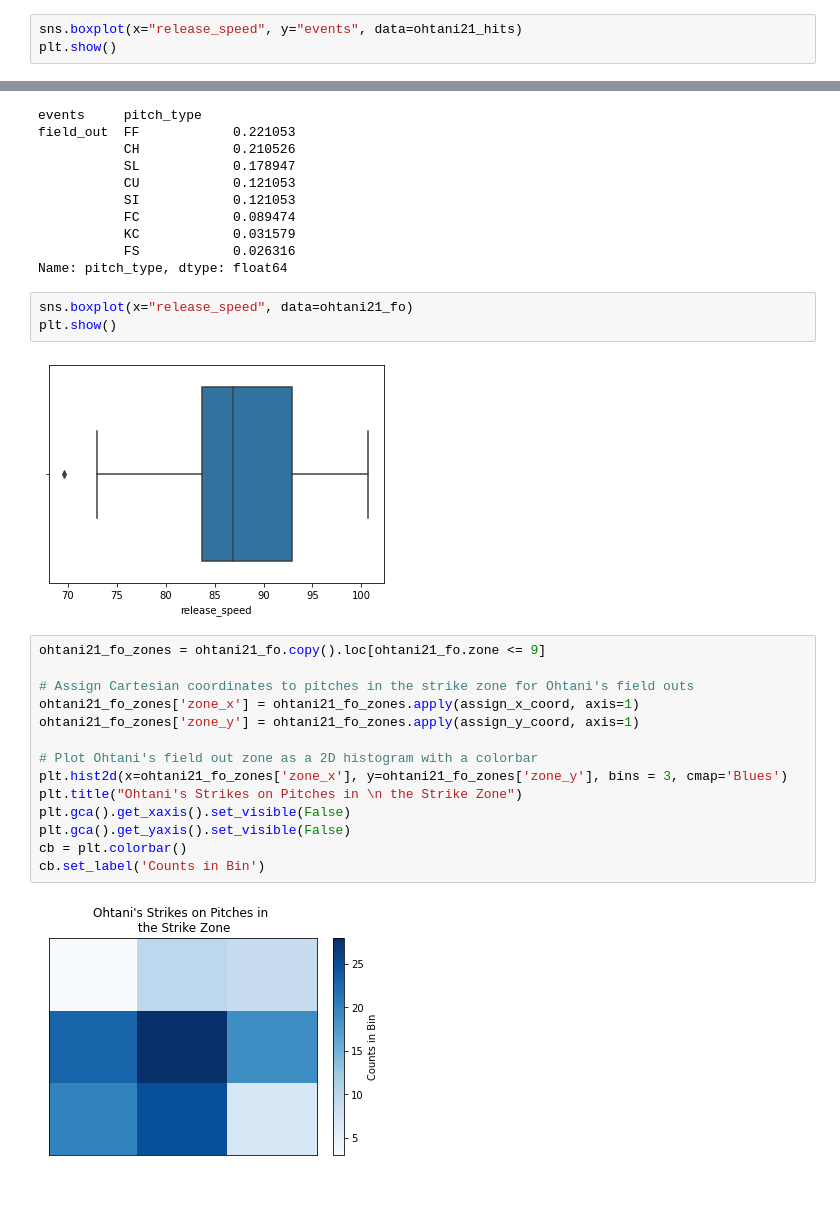
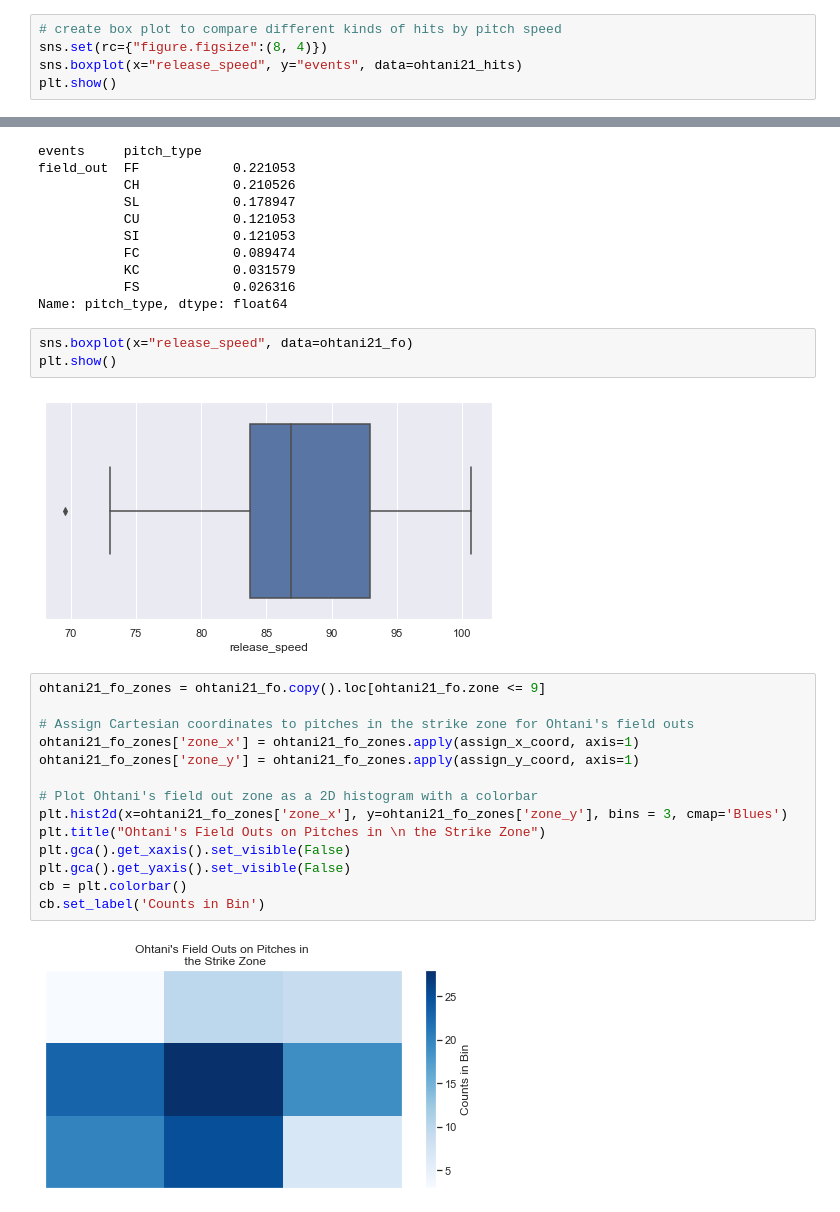
Before and after one commit to teruki-i/Ohtani, a Jupyter notebook: Ohtani_2021.ipynb, the cells around one changed output, grey strips where cells are left out. Saved outputs shown, nothing was run; the diff lists cells and outputs as text.

```diff
--- a/Ohtani_2021.ipynb
+++ b/Ohtani_2021.ipynb
@@ -98,6 +103,8 @@ plt.show()
 # filter data for hits
 ohtani21_hits = ohtani21[(ohtani21.events=="single") | (ohtani21.events=="double") | (ohtani21.events=="triple") | (ohtani21.events=="home_run")]
 # %%
+# create box plot to compare different kinds of hits by pitch speed
+sns.set(rc={"figure.figsize":(8, 4)})
 sns.boxplot(x="release_speed", y="events", data=ohtani21_hits)
 plt.show()
 # %% [output]
@@ -295,20 +335,20 @@ Name: pitch_type, dtype: float64
 sns.boxplot(x="release_speed", data=ohtani21_fo)
 plt.show()
 # %% [output]
-[figure, old version]
+[figure, new version]
 # %%
 ohtani21_fo_zones = ohtani21_fo.copy().loc[ohtani21_fo.zone <= 9]
 
 # Assign Cartesian coordinates to pitches in the strike zone for Ohtani's field outs
 ohtani21_fo_zones['zone_x'] = ohtani21_fo_zones.apply(assign_x_coord, axis=1)
 ohtani21_fo_zones['zone_y'] = ohtani21_fo_zones.apply(assign_y_coord, axis=1)
 
 # Plot Ohtani's field out zone as a 2D histogram with a colorbar
 plt.hist2d(x=ohtani21_fo_zones['zone_x'], y=ohtani21_fo_zones['zone_y'], bins = 3, cmap='Blues')
-plt.title("Ohtani's Strikes on Pitches in \n the Strike Zone")
+plt.title("Ohtani's Field Outs on Pitches in \n the Strike Zone")
 plt.gca().get_xaxis().set_visible(False)
 plt.gca().get_yaxis().set_visible(False)
 cb = plt.colorbar()
 cb.set_label('Counts in Bin')
 # %% [output]
-[figure, old version]
+[figure, new version]
```
Also changed, not shown: parts of 34 cells of this notebook.
